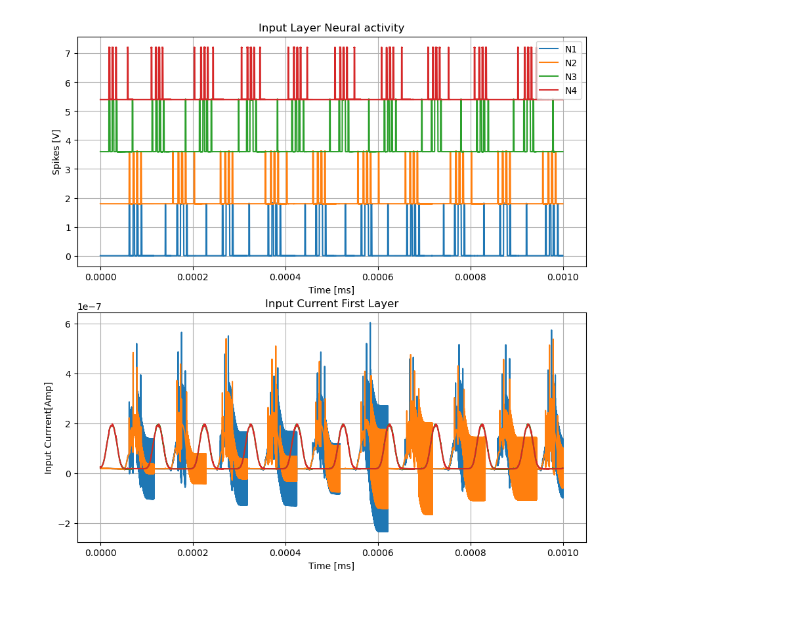
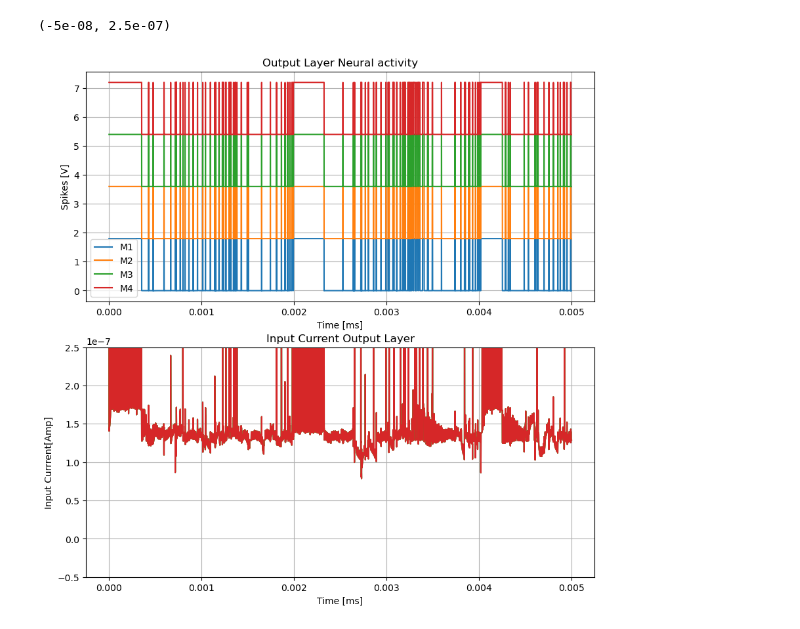
Before and after one commit to AlejandroJuarezLora/SNN_IPN, a Jupyter notebook: sim_results/tb_4x8x4_raw.ipynb, the cells around one changed output. Drawn from its saved outputs; the diff is of its cells as text; code cells hidden in the pictures.

```diff
--- a/sim_results/tb_4x8x4_raw.ipynb
+++ b/sim_results/tb_4x8x4_raw.ipynb
@@ -87,0 +117,24 @@ data, plots = rawread("data.raw")
+# %%
+
+
+fig, [ax1, ax2] = plt.subplots(2, figsize=(10,10))
+for k in range(8):
+    nodo = "v(j" +  str(k+1) + ")"
+    ax1.plot(data["time"][::intp], data[nodo][::intp]+(1.8*k), label = f"J{k+1}")
+ax1.legend()
+ax1.grid()
+ax1.set_xlabel("Time [ms]")
+ax1.set_ylabel("Spikes [V]")
+ax1.set_title("Hidden Layer Neural activity")
+
+
+for k in range(8):
+    Iext_label = "i(v.x4.xx" + str(k+1)+ ".vext)"
+    ax2.plot(data["time"][::intp], data[Iext_label][::intp], label = f"i{k+1}")
+
+ax2.grid()
+ax2.set_xlabel("Time [ms]")
+ax2.set_ylabel("Input Currrent[Amp]")
+ax2.set_title("Input Current Hidden Layer")
+ax2.set_ylim((-5e-8, 2.5e-7))
+# fig.savefig('HiddenLayer.pdf')
@@ -88,26 +144,27 @@ data, plots = rawread("data.raw")
 # %%
-fig, (ax1, ax2) = plt.subplots(2, figsize=(10,10))
+
+
+fig, [ax1, ax2] = plt.subplots(2, figsize=(10,10))
 for k in range(4):
-    nodo = "v(n" +  str(k+1) + ")"
-    ax1.plot(data["time"][::intp], data[nodo][::intp]+(1.8*k), label = f"N{k+1}")
-
+    nodo = "v(m" +  str(k+1) + ")"
+    ax1.plot(data["time"][::intp], data[nodo][::intp]+(1.8*k), label = f"M{k+1}")
 ax1.legend()
 ax1.grid()
 ax1.set_xlabel("Time [ms]")
 ax1.set_ylabel("Spikes [V]")
-ax1.set_title("Input Layer Neural activity")
-
+ax1.set_title("Output Layer Neural activity")
 
 for k in range(4):
-    Iext_label = "i(v.x1.x" + str(k+1)+ ".vext)"
+    Iext_label = "i(v.x2.xx" + str(k+1)+ ".vext)"
     ax2.plot(data["time"][::intp], data[Iext_label][::intp], label = f"i{k+1}")
 
 ax2.grid()
 ax2.set_xlabel("Time [ms]")
 ax2.set_ylabel("Input Currrent[Amp]")
-ax2.set_title("Input Current First Layer")
-# ax.set_ylim((-0, 3e-6))
+ax2.set_title("Input Current Output Layer")
+ax2.set_ylim((-5e-8, 2.5e-7))
 
-fig.savefig('InputLayer.pdf')
+# fig.savefig('OutputLayer.pdf')
 # %% [output]
+(-5e-08, 2.5e-07)
-[figure, old version]
+[figure, new version]
```
Also changed, not shown: parts of 10 cells of this notebook, 36 other files.
